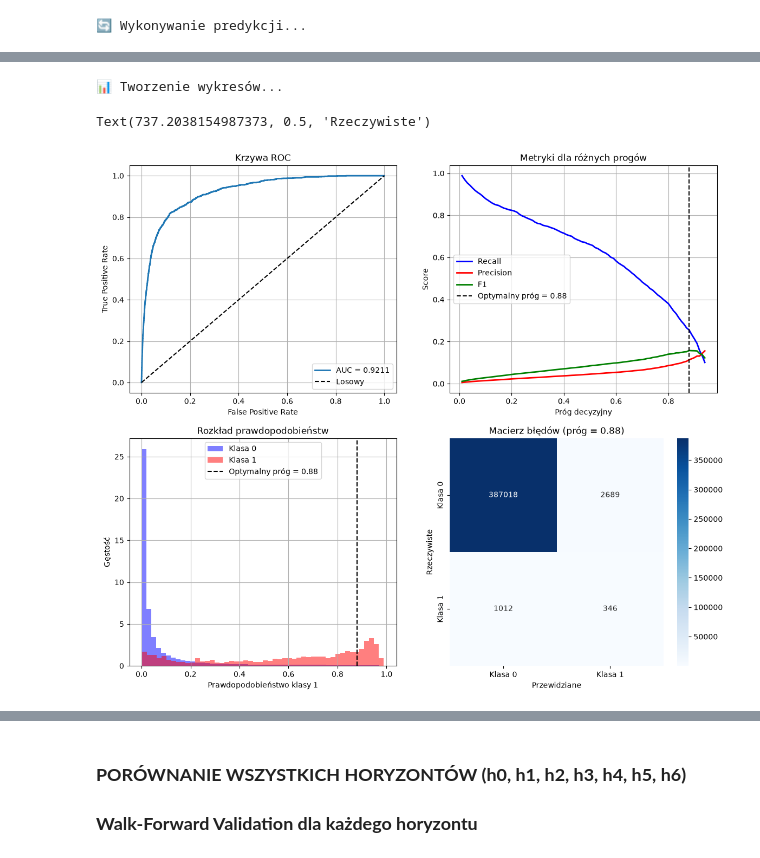
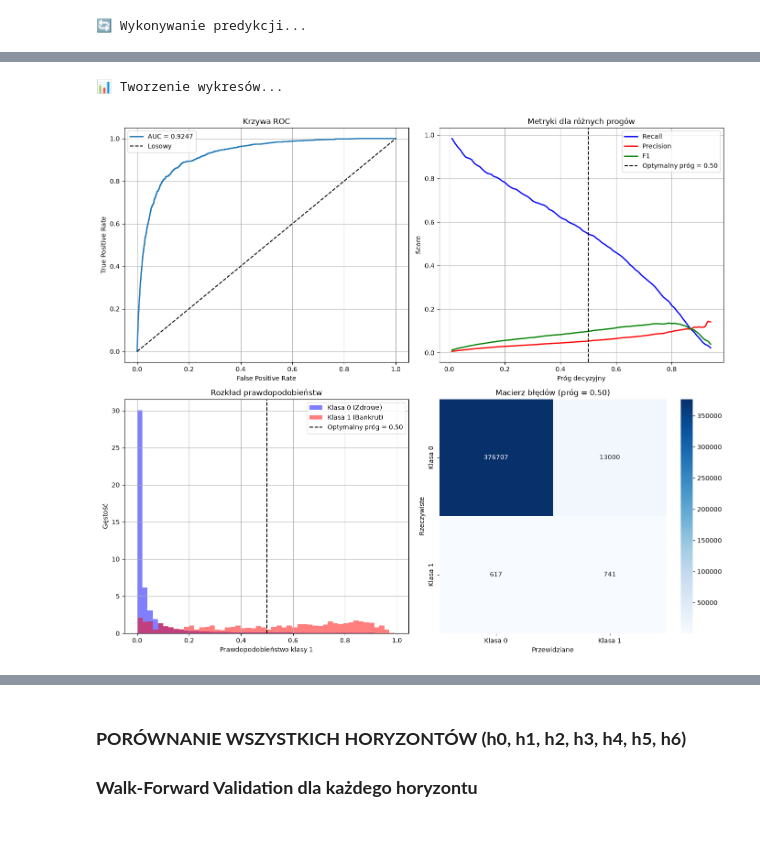
Before and after one commit to infoshareacademy/jdszr25-grupa-2, a Jupyter notebook: Project_01.ipynb, the cells around one changed output, grey strips where cells are left out. Cells and saved outputs as stored; diff of their text form; code cells hidden in the pictures.

Commit message:
Poprawienie danch
Poprawiłem dane wejściowe poprzez zastosowanie downsamplingu i skalowania danych oraz dodałem weryfikację działania algorytmów.”

```diff
--- a/Project_01.ipynb
+++ b/Project_01.ipynb
@@ -102,25 +189,25 @@ print(f"  Braki w test: {missing_test:,} ({missing_test/(X_test.shape[0]*X_test.
 # %%
-# --- 5. Model XGBoost  ---
+# --- 7. Ostateczny Model XGBoost ---
 print("\n" + "="*70)
-print("📊 TREnowanie XGBOOST")
+print("🚀 TRENOWANIE OSTATECZNEGO MODELU XGBOOST (z Hybrid DS)")
 print("="*70)
 
-# Wyliczenie stosunku klas w zbiorze treningowym - Obecnie XGBoost traktuje obie klasy równorzędnie. Przy 0.28% przypadków bankructwa model ignoruje klasę 1, bo bardziej "opłaca mu się" przewidywać same zera.
-scale_pos_weight = (y_train == 0).sum() / (y_train == 1).sum()
-print(f"⚖️ Wyliczony parametr scale_pos_weight: {scale_pos_weight:.2f}")
+# Używamy skorygowanej wagi z Kroku 5 (new_ratio = 5.00)
+scale_pos_weight_hybryda = 1.0
+print(f"⚡ Zastosowana waga hybrydowa: {scale_pos_weight_hybryda:.2f}")
 
 model = xgb.XGBClassifier(
     n_estimators=300,
     max_depth=5,
     learning_rate=0.05,
-    scale_pos_weight=scale_pos_weight,  # <-- KLUCZOWA POPRAWKA
+    scale_pos_weight=scale_pos_weight_hybryda,  # <-- UŻYWAMY WAGI Z KROKU 5
     random_state=42,
     eval_metric='logloss',
     n_jobs=-1,
     verbosity=0
 )
 
-print("\n🔄 Trenowanie modelu...")
-model.fit(X_train, y_train)
+print("\n⚙️ Trenowanie modelu na zbalansowanych danych X_train_res...")
+model.fit(X_train_res, y_train_res)  # <-- PODMIANA NA ZBALANSOWANY TRAIN
 # %% [output]
 ======================================================================
@@ -288,7 +373,23 @@ print(f"    True Negatives (TN):  {tn:,}  - poprawnie odrzucone")
 # %%
-# --- 11. Wizualizacja ---
+# --- 13. Wizualizacja Wyników ---
 print("\n📊 Tworzenie wykresów...")
 
+# Generujemy dane do wykresu 11b na żywo, aby uniknąć błędów z brakującą zmienną results
+thresh_range = np.arange(0.01, 0.95, 0.01)
+eval_results = []
+
+for thresh in thresh_range:
+    pred_t = (y_proba >= thresh).astype(int)
+    eval_results.append({
+        'threshold': thresh,
+        'recall': recall_score(y_test, pred_t),
+        'precision': precision_score(y_test, pred_t, zero_division=0),
+        'f1': f1_score(y_test, pred_t)
+    })
+
+df_results = pd.DataFrame(eval_results)
+
+# Tworzenie siatki wykresów 2x2
 fig, axes = plt.subplots(2, 2, figsize=(14, 12))
 
 # 11a. Krzywa ROC
@@ -302,43 +403,45 @@ ax1.set_title('Krzywa ROC')
 ax1.legend()
 ax1.grid(True)
 
-# 11b. Metryki vs próg
+# 11b. Metryki vs próg decyzyjny
 ax2 = axes[0, 1]
-df_results = pd.DataFrame(results)
 ax2.plot(df_results['threshold'], df_results['recall'], 'b-', label='Recall', linewidth=2)
 ax2.plot(df_results['threshold'], df_results['precision'], 'r-', label='Precision', linewidth=2)
 ax2.plot(df_results['threshold'], df_results['f1'], 'g-', label='F1', linewidth=2)
 ax2.axvline(x=best_thresh, color='black', linestyle='--', label=f'Optymalny próg = {best_thresh:.2f}')
 ax2.set_xlabel('Próg decyzyjny')
 ax2.set_ylabel('Score')
 ax2.set_title('Metryki dla różnych progów')
 ax2.legend()
 ax2.grid(True)
 
 # 11c. Rozkład prawdopodobieństw
 ax3 = axes[1, 0]
-ax3.hist(y_proba[y_test == 0], bins=50, alpha=0.5, label='Klasa 0', color='blue', density=True)
-ax3.hist(y_proba[y_test == 1], bins=50, alpha=0.5, label='Klasa 1', color='red', density=True)
+ax3.hist(y_proba[y_test == 0], bins=50, alpha=0.5, label='Klasa 0 (Zdrowe)', color='blue', density=True)
+ax3.hist(y_proba[y_test == 1], bins=50, alpha=0.5, label='Klasa 1 (Bankrut)', color='red', density=True)
 ax3.axvline(x=best_thresh, color='black', linestyle='--', label=f'Optymalny próg = {best_thresh:.2f}')
 ax3.set_xlabel('Prawdopodobieństwo klasy 1')
 ax3.set_ylabel('Gęstość')
 ax3.set_title('Rozkład prawdopodobieństw')
 ax3.legend()
 ax3.grid(True)
 
 # 11d. Macierz błędów (heatmap)
 ax4 = axes[1, 1]
-sns.heatmap(cm, annot=True, fmt='d', cmap='Blues',
+cm_best = confusion_matrix(y_test, (y_proba >= best_thresh).astype(int))
+sns.heatmap(cm_best, annot=True, fmt='d', cmap='Blues',
             xticklabels=['Klasa 0', 'Klasa 1'],
             yticklabels=['Klasa 0', 'Klasa 1'],
             ax=ax4)
 ax4.set_title(f'Macierz błędów (próg = {best_thresh:.2f})')
 ax4.set_xlabel('Przewidziane')
 ax4.set_ylabel('Rzeczywiste')
+
+plt.tight_layout()
+plt.show()
 # %% [output]
 📊 Tworzenie wykresów...
-Text(737.2038154987373, 0.5, 'Rzeczywiste')
-[figure, old version]
+[figure, new version]
 # %% [markdown]
 ### **Analiza wyniku dla modelu h2 (2 lata do przodu)**
 
```
Also changed, not shown: parts of 28 cells of this notebook.
